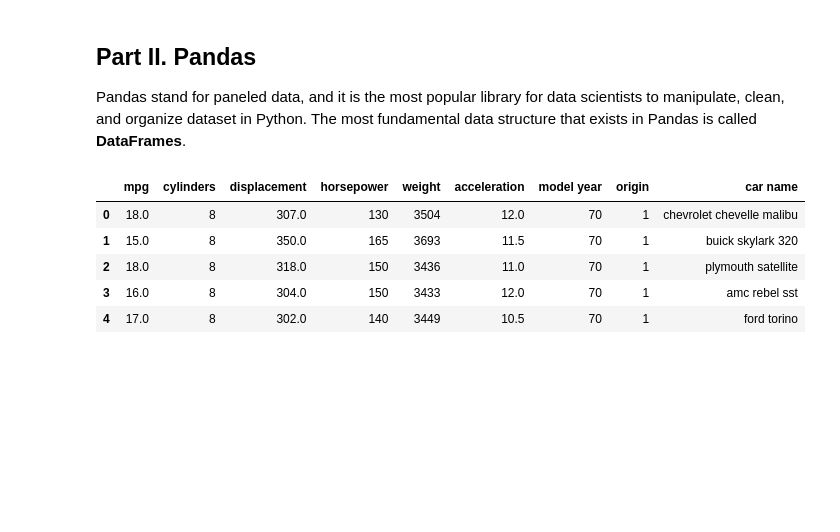
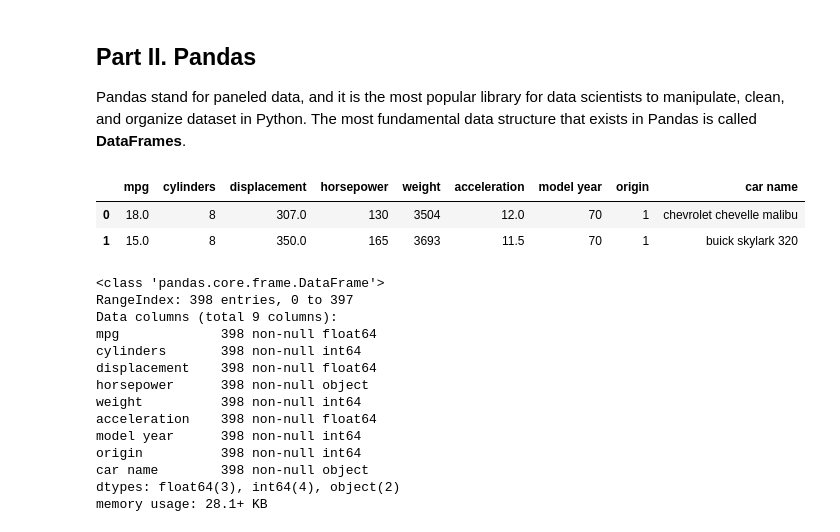
Before and after one commit to brenfrrs/nyc-mhtn-ds-091420-lectures, a Jupyter notebook: Phase_1/Intro_to_libraries_1.ipynb, the cells around one changed output. Saved outputs shown, nothing was run; the diff lists cells and outputs as text; code cells hidden in the pictures; blank space fills up the shorter version.

```diff
--- a/Phase_1/Intro_to_libraries_1.ipynb
+++ b/Phase_1/Intro_to_libraries_1.ipynb
@@ -75,13 +91,26 @@ Pandas stand for paneled data, and it is the most popular library for data scien
 # %%
 ## importing data and look at optional parameters
 df = pd.read_csv('auto-mpg.csv')
-df.head()
+df.head(2)
 # %% [output]
 |  | mpg | cylinders | displacement | horsepower | weight | acceleration | model year | origin | car name |
 | 0 | 18.0 | 8 | 307.0 | 130 | 3504 | 12.0 | 70 | 1 | chevrolet chevelle malibu |
 | 1 | 15.0 | 8 | 350.0 | 165 | 3693 | 11.5 | 70 | 1 | buick skylark 320 |
-| 2 | 18.0 | 8 | 318.0 | 150 | 3436 | 11.0 | 70 | 1 | plymouth satellite |
-| 3 | 16.0 | 8 | 304.0 | 150 | 3433 | 12.0 | 70 | 1 | amc rebel sst |
-| 4 | 17.0 | 8 | 302.0 | 140 | 3449 | 10.5 | 70 | 1 | ford torino |
 # %%
 # examine and read the data
+df.info()
+# %% [output]
+<class 'pandas.core.frame.DataFrame'>
+RangeIndex: 398 entries, 0 to 397
+Data columns (total 9 columns):
+mpg             398 non-null float64
+cylinders       398 non-null int64
+displacement    398 non-null float64
+horsepower      398 non-null object
+weight          398 non-null int64
+acceleration    398 non-null float64
+model year      398 non-null int64
+origin          398 non-null int64
+car name        398 non-null object
+dtypes: float64(3), int64(4), object(2)
+memory usage: 28.1+ KB
```
Also changed, not shown: parts of 20 cells of this notebook.
